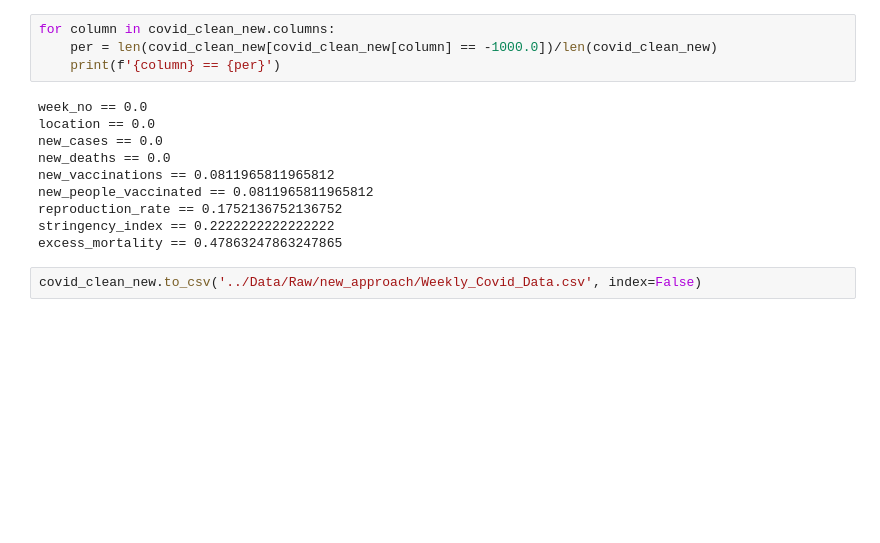
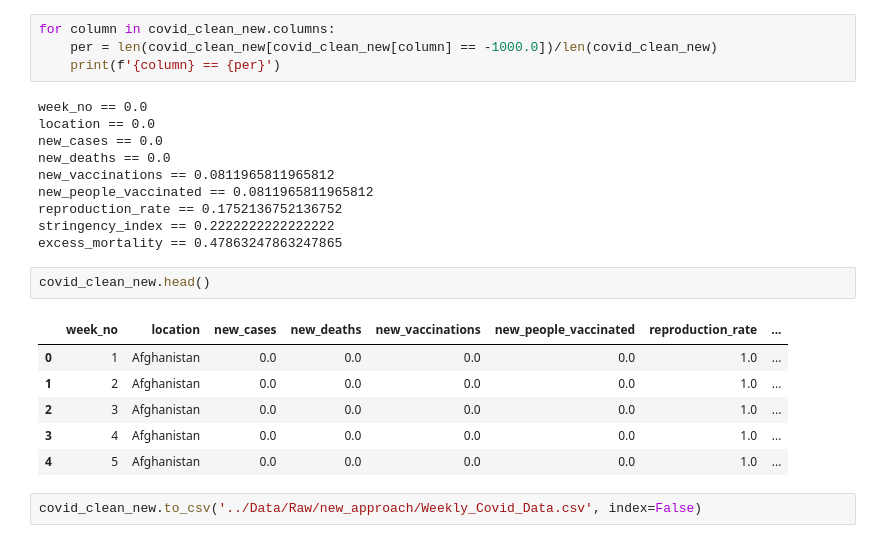
Before and after one commit to MAKEgroup/Covid_19_Propagation, a Jupyter notebook: Project/Data_Proccessing_new_approach.ipynb, the cells around one changed output. Cells and saved outputs as stored; diff of their text form; blank space fills up the shorter version.

```diff
--- a/Project/Data_Proccessing_new_approach.ipynb
+++ b/Project/Data_Proccessing_new_approach.ipynb
@@ -275,5 +275,14 @@ new_people_vaccinated == 0.0811965811965812
 reproduction_rate == 0.1752136752136752
 stringency_index == 0.2222222222222222
 excess_mortality == 0.47863247863247865
+# %%
+covid_clean_new.head()
+# %% [output]
+|  | week_no | location | new_cases | new_deaths | new_vaccinations | new_people_vaccinated | reproduction_rate | ... |
+| 0 | 1 | Afghanistan | 0.0 | 0.0 | 0.0 | 0.0 | 1.0 | ... |
+| 1 | 2 | Afghanistan | 0.0 | 0.0 | 0.0 | 0.0 | 1.0 | ... |
+| 2 | 3 | Afghanistan | 0.0 | 0.0 | 0.0 | 0.0 | 1.0 | ... |
+| 3 | 4 | Afghanistan | 0.0 | 0.0 | 0.0 | 0.0 | 1.0 | ... |
+| 4 | 5 | Afghanistan | 0.0 | 0.0 | 0.0 | 0.0 | 1.0 | ... |
 # %%
 covid_clean_new.to_csv('../Data/Raw/new_approach/Weekly_Covid_Data.csv', index=False)
```
